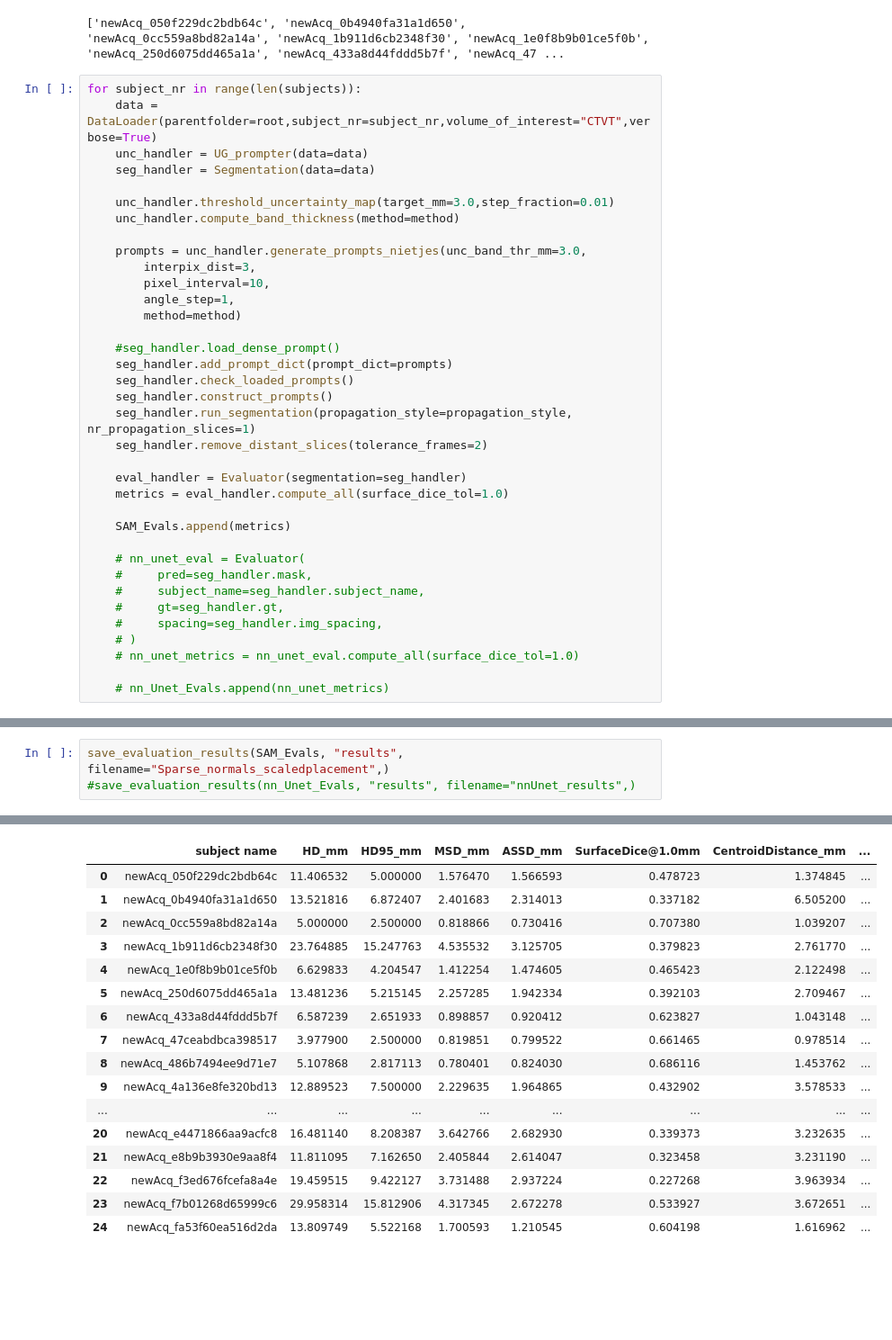
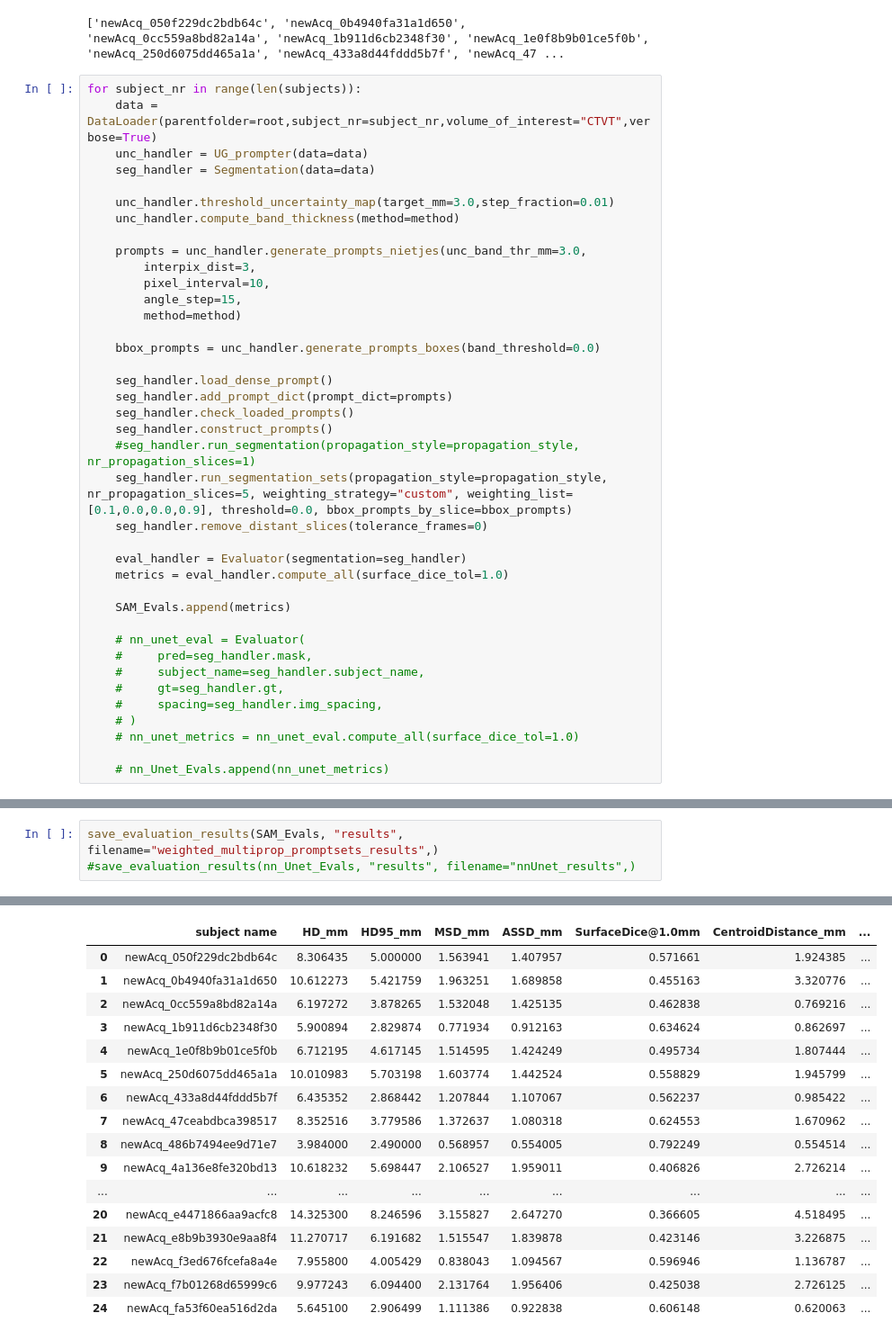
Before and after one commit to JorisMentink/MSc_Graduation_Project, a Jupyter notebook: run_entire_data_pipeline.ipynb, the cells around one changed output, grey strips where cells are left out. Shown at 90% size. Cells and saved outputs as stored; diff of their text form; blank space fills up the shorter version.

Commit message:
Modular propagation + logit fusion workflow

```diff
--- a/run_entire_data_pipeline.ipynb
+++ b/run_entire_data_pipeline.ipynb
@@ -33,15 +33,18 @@ for subject_nr in range(len(subjects)):
     prompts = unc_handler.generate_prompts_nietjes(unc_band_thr_mm=3.0,
         interpix_dist=3,
         pixel_interval=10,
-        angle_step=1,
+        angle_step=15,
         method=method)
 
-    #seg_handler.load_dense_prompt()
+    bbox_prompts = unc_handler.generate_prompts_boxes(band_threshold=0.0)
+
+    seg_handler.load_dense_prompt()
     seg_handler.add_prompt_dict(prompt_dict=prompts)
     seg_handler.check_loaded_prompts()
     seg_handler.construct_prompts()
-    seg_handler.run_segmentation(propagation_style=propagation_style, nr_propagation_slices=1)
-    seg_handler.remove_distant_slices(tolerance_frames=2)
+    #seg_handler.run_segmentation(propagation_style=propagation_style, nr_propagation_slices=1)
+    seg_handler.run_segmentation_sets(propagation_style=propagation_style, nr_propagation_slices=5, weighting_strategy="custom", weighting_list=[0.1,0.0,0.0,0.9], threshold=0.0, bbox_prompts_by_slice=bbox_prompts)
+    seg_handler.remove_distant_slices(tolerance_frames=0)
 
     eval_handler = Evaluator(segmentation=seg_handler)
     metrics = eval_handler.compute_all(surface_dice_tol=1.0)
@@ -179,4 +182,4 @@ Forward propagation (from middle slice 40)...
 # %%
-save_evaluation_results(SAM_Evals, "results", filename="Sparse_normals_scaledplacement",)
+save_evaluation_results(SAM_Evals, "results", filename="weighted_multiprop_promptsets_results",)
 #save_evaluation_results(nn_Unet_Evals, "results", filename="nnUnet_results",)
 # %% [output]
@@ -185,17 +188,17 @@ Saved Excel to: results\Sparse_normals_scaledplacement.xlsx
 |  | subject name | HD_mm | HD95_mm | MSD_mm | ASSD_mm | SurfaceDice@1.0mm | CentroidDistance_mm | ... |
-| 0 | newAcq_050f229dc2bdb64c | 11.406532 | 5.000000 | 1.576470 | 1.566593 | 0.478723 | 1.374845 | ... |
-| 1 | newAcq_0b4940fa31a1d650 | 13.521816 | 6.872407 | 2.401683 | 2.314013 | 0.337182 | 6.505200 | ... |
-| 2 | newAcq_0cc559a8bd82a14a | 5.000000 | 2.500000 | 0.818866 | 0.730416 | 0.707380 | 1.039207 | ... |
-| 3 | newAcq_1b911d6cb2348f30 | 23.764885 | 15.247763 | 4.535532 | 3.125705 | 0.379823 | 2.761770 | ... |
-| 4 | newAcq_1e0f8b9b01ce5f0b | 6.629833 | 4.204547 | 1.412254 | 1.474605 | 0.465423 | 2.122498 | ... |
-| 5 | newAcq_250d6075dd465a1a | 13.481236 | 5.215145 | 2.257285 | 1.942334 | 0.392103 | 2.709467 | ... |
-| 6 | newAcq_433a8d44fddd5b7f | 6.587239 | 2.651933 | 0.898857 | 0.920412 | 0.623827 | 1.043148 | ... |
-| 7 | newAcq_47ceabdbca398517 | 3.977900 | 2.500000 | 0.819851 | 0.799522 | 0.661465 | 0.978514 | ... |
-| 8 | newAcq_486b7494ee9d71e7 | 5.107868 | 2.817113 | 0.780401 | 0.824030 | 0.686116 | 1.453762 | ... |
-| 9 | newAcq_4a136e8fe320bd13 | 12.889523 | 7.500000 | 2.229635 | 1.964865 | 0.432902 | 3.578533 | ... |
+| 0 | newAcq_050f229dc2bdb64c | 8.306435 | 5.000000 | 1.563941 | 1.407957 | 0.571661 | 1.924385 | ... |
+| 1 | newAcq_0b4940fa31a1d650 | 10.612273 | 5.421759 | 1.963251 | 1.689858 | 0.455163 | 3.320776 | ... |
+| 2 | newAcq_0cc559a8bd82a14a | 6.197272 | 3.878265 | 1.532048 | 1.425135 | 0.462838 | 0.769216 | ... |
+| 3 | newAcq_1b911d6cb2348f30 | 5.900894 | 2.829874 | 0.771934 | 0.912163 | 0.634624 | 0.862697 | ... |
+| 4 | newAcq_1e0f8b9b01ce5f0b | 6.712195 | 4.617145 | 1.514595 | 1.424249 | 0.495734 | 1.807444 | ... |
+| 5 | newAcq_250d6075dd465a1a | 10.010983 | 5.703198 | 1.603774 | 1.442524 | 0.558829 | 1.945799 | ... |
+| 6 | newAcq_433a8d44fddd5b7f | 6.435352 | 2.868442 | 1.207844 | 1.107067 | 0.562237 | 0.985422 | ... |
+| 7 | newAcq_47ceabdbca398517 | 8.352516 | 3.779586 | 1.372637 | 1.080318 | 0.624553 | 1.670962 | ... |
+| 8 | newAcq_486b7494ee9d71e7 | 3.984000 | 2.490000 | 0.568957 | 0.554005 | 0.792249 | 0.554514 | ... |
+| 9 | newAcq_4a136e8fe320bd13 | 10.618232 | 5.698447 | 2.106527 | 1.959011 | 0.406826 | 2.726214 | ... |
 | ... | ... | ... | ... | ... | ... | ... | ... | ... |
-| 20 | newAcq_e4471866aa9acfc8 | 16.481140 | 8.208387 | 3.642766 | 2.682930 | 0.339373 | 3.232635 | ... |
-| 21 | newAcq_e8b9b3930e9aa8f4 | 11.811095 | 7.162650 | 2.405844 | 2.614047 | 0.323458 | 3.231190 | ... |
-| 22 | newAcq_f3ed676fcefa8a4e | 19.459515 | 9.422127 | 3.731488 | 2.937224 | 0.227268 | 3.963934 | ... |
-| 23 | newAcq_f7b01268d65999c6 | 29.958314 | 15.812906 | 4.317345 | 2.672278 | 0.533927 | 3.672651 | ... |
-| 24 | newAcq_fa53f60ea516d2da | 13.809749 | 5.522168 | 1.700593 | 1.210545 | 0.604198 | 1.616962 | ... |
+| 20 | newAcq_e4471866aa9acfc8 | 14.325300 | 8.246596 | 3.155827 | 2.647270 | 0.366605 | 4.518495 | ... |
+| 21 | newAcq_e8b9b3930e9aa8f4 | 11.270717 | 6.191682 | 1.515547 | 1.839878 | 0.423146 | 3.226875 | ... |
+| 22 | newAcq_f3ed676fcefa8a4e | 7.955800 | 4.005429 | 0.838043 | 1.094567 | 0.596946 | 1.136787 | ... |
+| 23 | newAcq_f7b01268d65999c6 | 9.977243 | 6.094400 | 2.131764 | 1.956406 | 0.425038 | 2.726125 | ... |
+| 24 | newAcq_fa53f60ea516d2da | 5.645100 | 2.906499 | 1.111386 | 0.922838 | 0.606148 | 0.620063 | ... |
```
Also changed, not shown: parts of 2 cells of this notebook, 6 other files.
